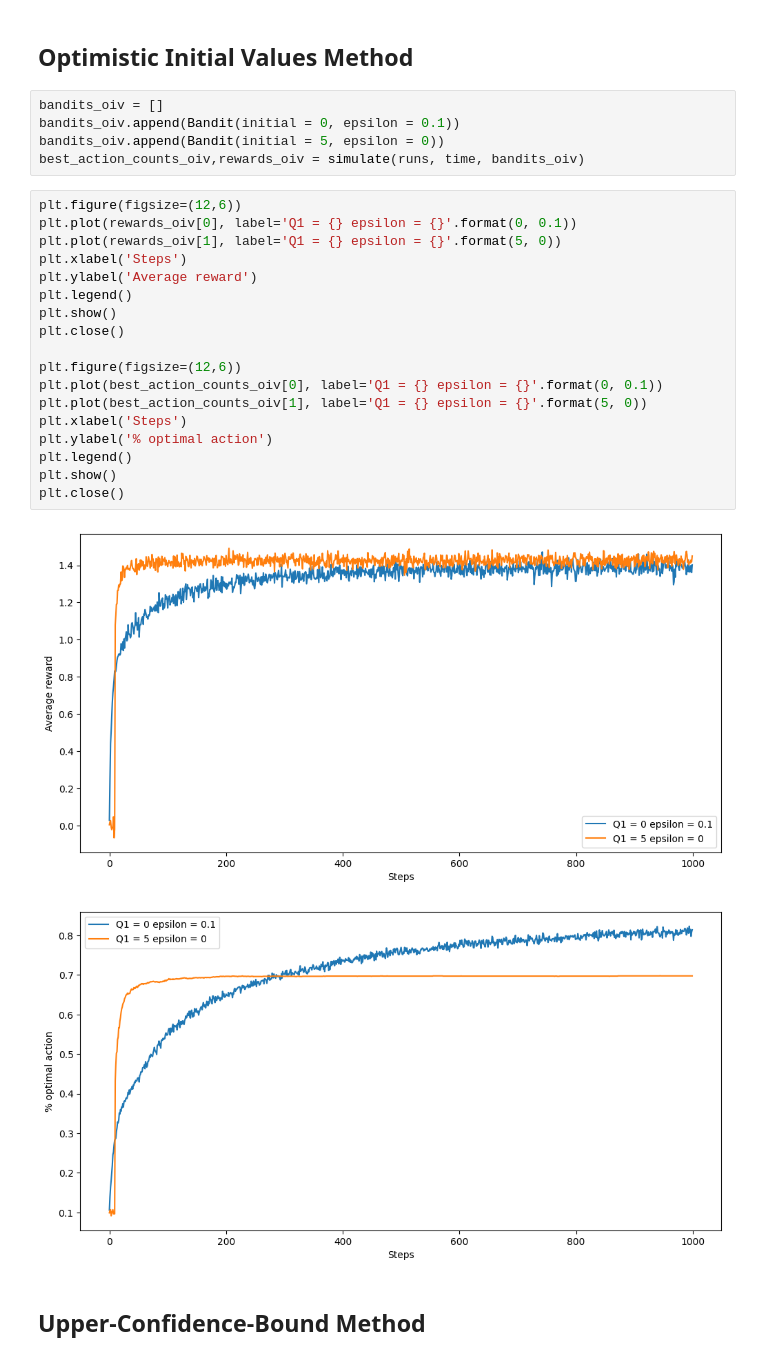
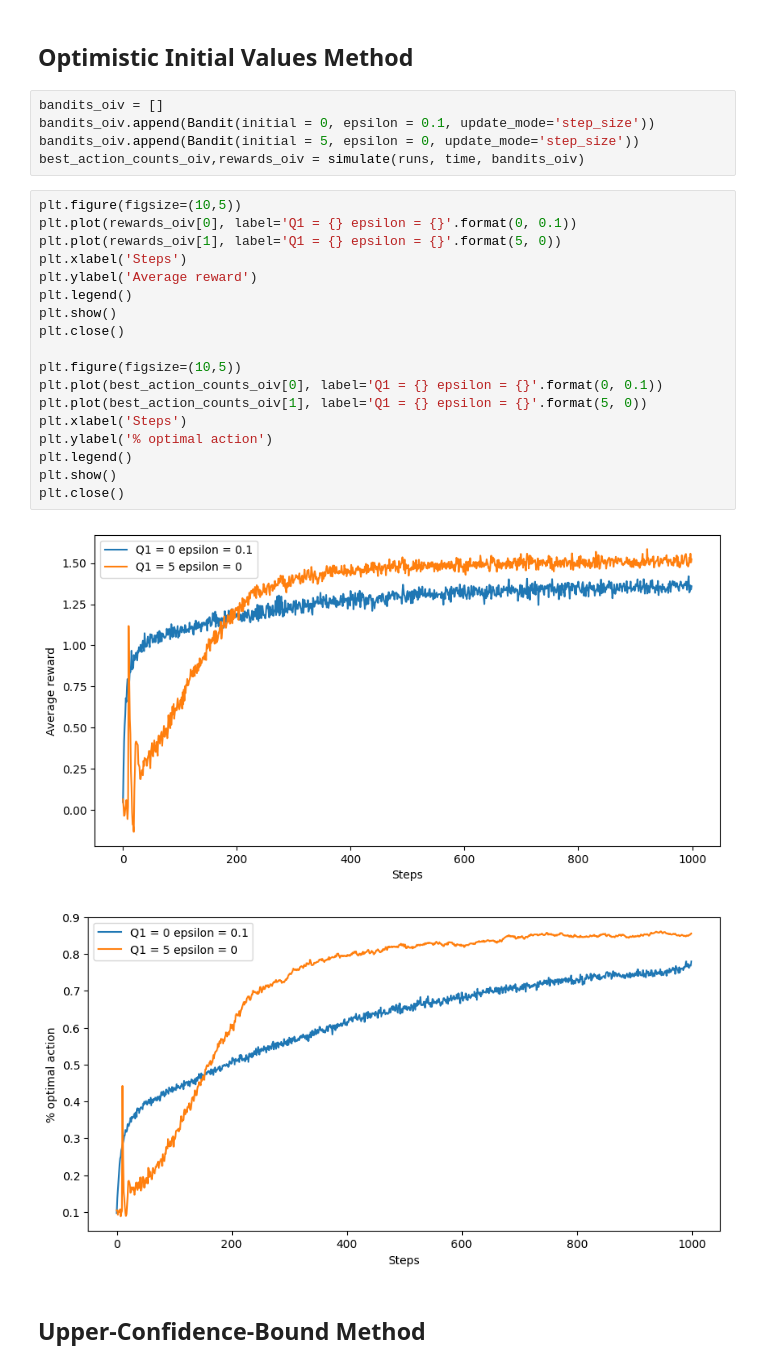
Before and after one commit to Dangptpt/Multi-armed-Bandit, a Jupyter notebook: MAB.ipynb, the cells around one changed output. Drawn from its saved outputs; the diff is of its cells as text.

```diff
--- a/MAB.ipynb
+++ b/MAB.ipynb
@@ -126,30 +167,30 @@ plt.close()
 ## Optimistic Initial Values Method
 # %%
 bandits_oiv = []
-bandits_oiv.append(Bandit(initial = 0, epsilon = 0.1))
-bandits_oiv.append(Bandit(initial = 5, epsilon = 0))
+bandits_oiv.append(Bandit(initial = 0, epsilon = 0.1, update_mode='step_size'))
+bandits_oiv.append(Bandit(initial = 5, epsilon = 0, update_mode='step_size'))
 best_action_counts_oiv,rewards_oiv = simulate(runs, time, bandits_oiv)
 # %%
-plt.figure(figsize=(12,6))
+plt.figure(figsize=(10,5))
 plt.plot(rewards_oiv[0], label='Q1 = {} epsilon = {}'.format(0, 0.1))
 plt.plot(rewards_oiv[1], label='Q1 = {} epsilon = {}'.format(5, 0))
 plt.xlabel('Steps')
 plt.ylabel('Average reward')
 plt.legend()
 plt.show()
 plt.close()
 
-plt.figure(figsize=(12,6))
+plt.figure(figsize=(10,5))
 plt.plot(best_action_counts_oiv[0], label='Q1 = {} epsilon = {}'.format(0, 0.1))
 plt.plot(best_action_counts_oiv[1], label='Q1 = {} epsilon = {}'.format(5, 0))
 plt.xlabel('Steps')
 plt.ylabel('% optimal action')
 plt.legend()
 plt.show()
 plt.close()
 # %% [output]
-[figure, old version]
+[figure, new version]
-[figure, old version]
+[figure, new version]
 # %% [markdown]
 ## Upper-Confidence-Bound Method
 # %%
```
Also changed, not shown: parts of 11 cells of this notebook, 3 other files.
